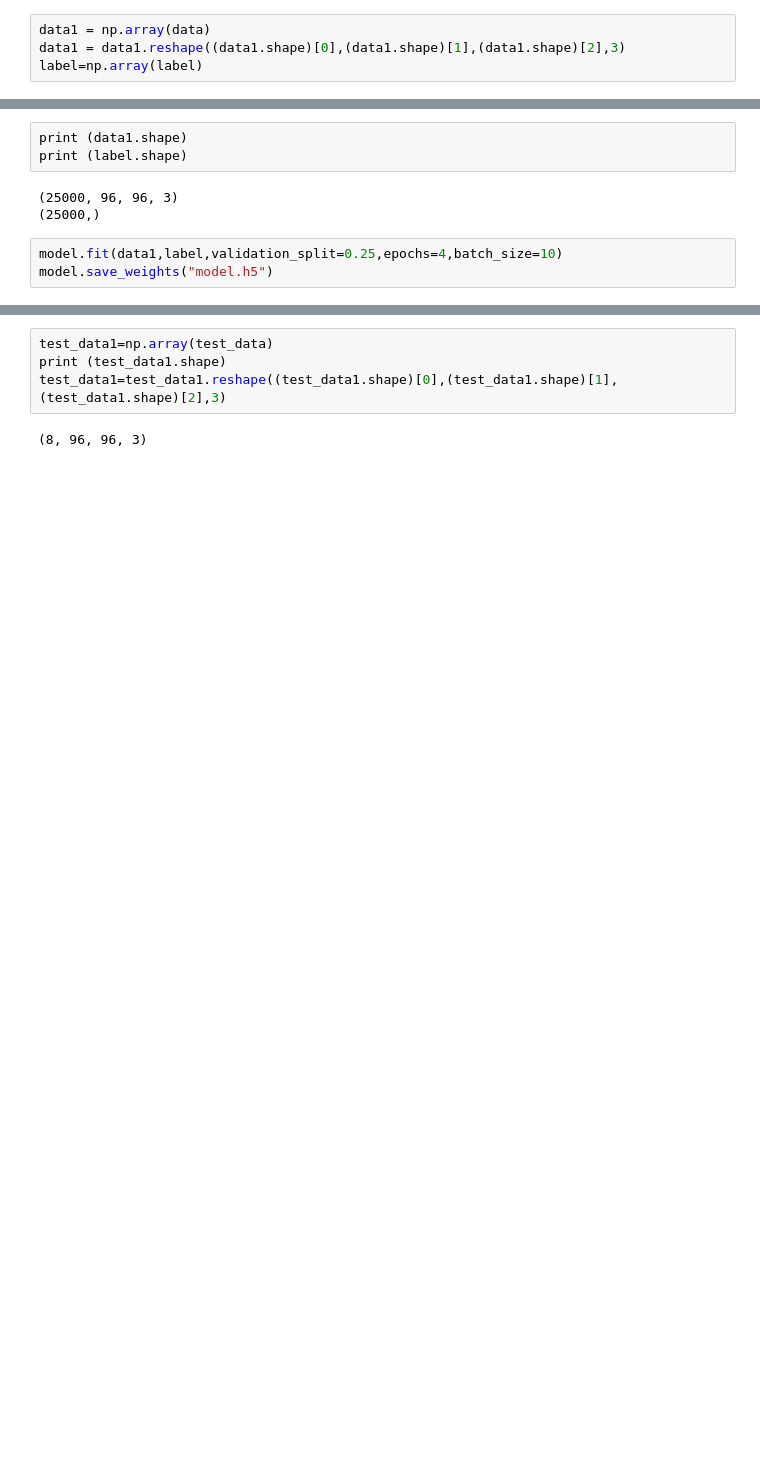
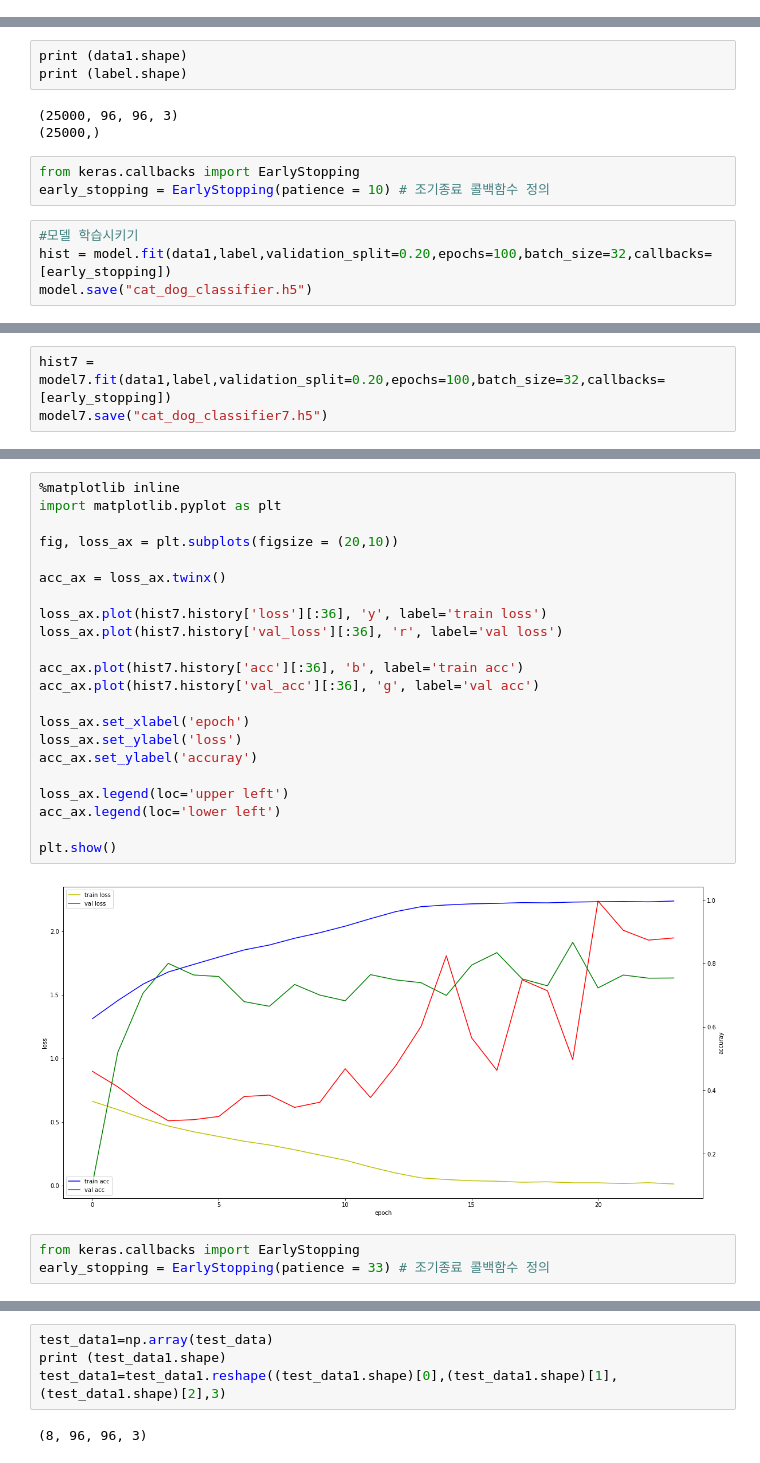
Before and after one commit to taenyun93/SKKU-2018-2-Introduction-To-AI-Kaggle-Project, a Jupyter notebook: cat_dog_classifier/cat_dog_classifier.ipynb, the cells around one changed output, grey strips where cells are left out. Cells and saved outputs as stored; diff of their text form; blank space fills up the shorter version.

```diff
--- a/cat_dog_classifier/cat_dog_classifier.ipynb
+++ b/cat_dog_classifier/cat_dog_classifier.ipynb
@@ -161,6 +178,2 @@ Trainable params: 270,253
 Non-trainable params: 0
 _________________________________________________________________
-# %%
-data1 = np.array(data)
-data1 = data1.reshape((data1.shape)[0],(data1.shape)[1],(data1.shape)[2],3)
-label=np.array(label)
@@ -170,6 +264,10 @@ print (label.shape)
 # %% [output]
 (25000, 96, 96, 3)
 (25000,)
+# %%
+from keras.callbacks import EarlyStopping
+early_stopping = EarlyStopping(patience = 10) # 조기종료 콜백함수 정의
 # %%
-model.fit(data1,label,validation_split=0.25,epochs=4,batch_size=10)
-model.save_weights("model.h5")
+#모델 학습시키기
+hist = model.fit(data1,label,validation_split=0.20,epochs=100,batch_size=32,callbacks=[early_stopping])
+model.save("cat_dog_classifier.h5")
@@ -185,0 +537,3 @@ Epoch 4/4
+# %%
+hist7 = model7.fit(data1,label,validation_split=0.20,epochs=100,batch_size=32,callbacks=[early_stopping])
+model7.save("cat_dog_classifier7.h5")
@@ -185,0 +558,27 @@ Epoch 4/4
+# %%
+%matplotlib inline
+import matplotlib.pyplot as plt
+
+fig, loss_ax = plt.subplots(figsize = (20,10))
+
+acc_ax = loss_ax.twinx()
+
+loss_ax.plot(hist7.history['loss'][:36], 'y', label='train loss')
+loss_ax.plot(hist7.history['val_loss'][:36], 'r', label='val loss')
+
+acc_ax.plot(hist7.history['acc'][:36], 'b', label='train acc')
+acc_ax.plot(hist7.history['val_acc'][:36], 'g', label='val acc')
+
+loss_ax.set_xlabel('epoch')
+loss_ax.set_ylabel('loss')
+acc_ax.set_ylabel('accuray')
+
+loss_ax.legend(loc='upper left')
+acc_ax.legend(loc='lower left')
+
+plt.show()
+# %% [output]
+[figure, added]
+# %%
+from keras.callbacks import EarlyStopping
+early_stopping = EarlyStopping(patience = 33) # 조기종료 콜백함수 정의
```
Also changed, not shown: parts of 136 cells of this notebook, 52 other files.
